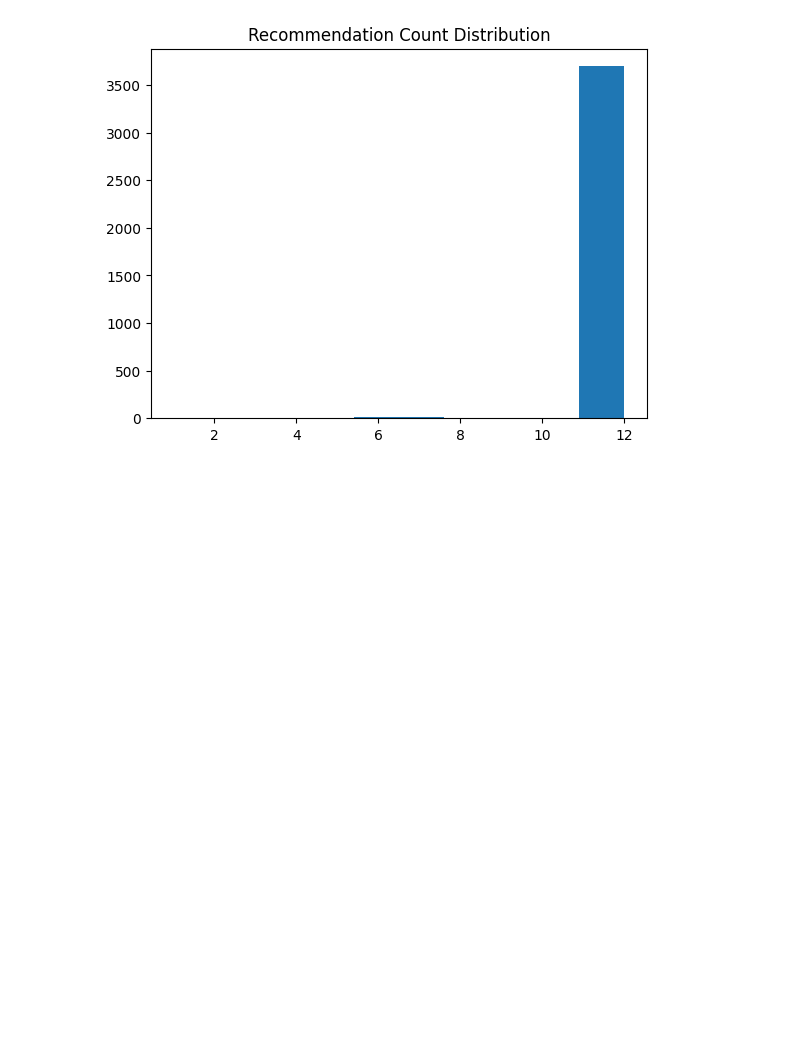
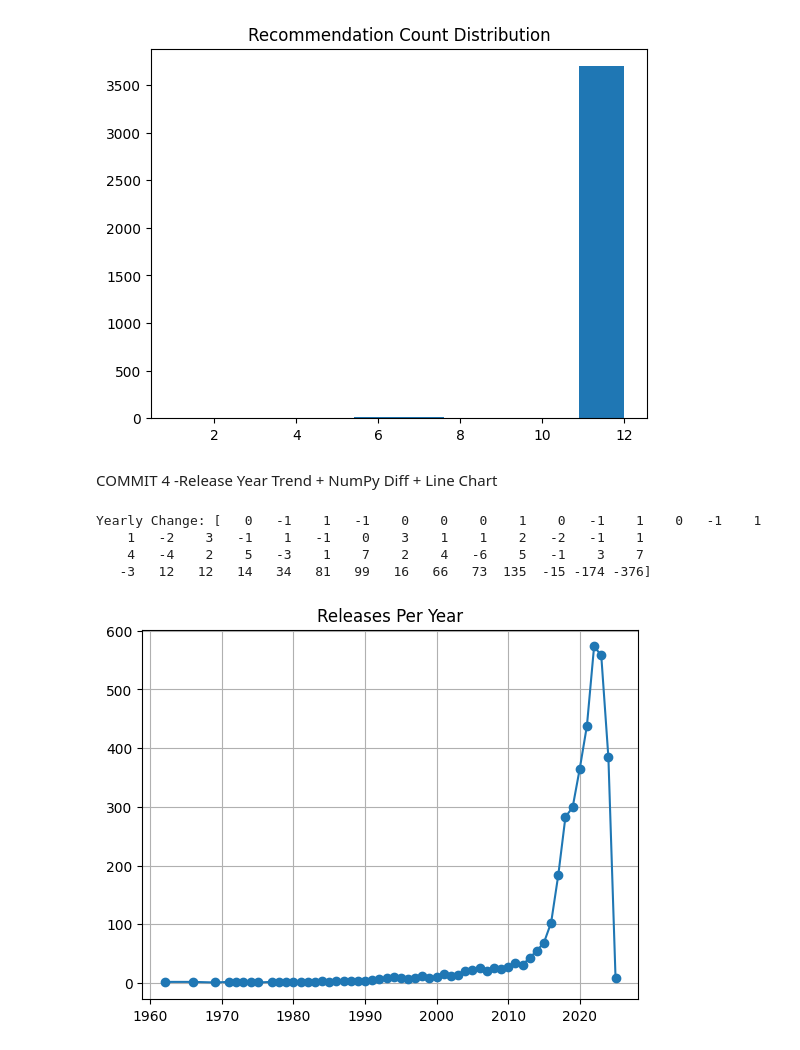
Before and after one commit to ameena0726-ops/Netflix-Analysis, a Jupyter notebook: Netflix_Content_Genre (1).ipynb, the cells around one changed output. Saved outputs shown, nothing was run; the diff lists cells and outputs as text; code cells hidden in the pictures; blank space fills up the shorter version.

Commit message:
Added release year trend using Pandas frequency, NumPy diff, and Matplotlib plot

```diff
--- a/Netflix_Content_Genre (1).ipynb
+++ b/Netflix_Content_Genre (1).ipynb
@@ -452,3 +452,22 @@ plt.show()
 Mean: 11.90901835594573
 Max: 12
 [figure]
+# %% [markdown]
+COMMIT 4 -Release Year Trend + NumPy Diff + Line Chart
+# %%
+year_freq = df['Release Year'].value_counts().sort_index()
+
+# NumPy trend (year-to-year difference)
+diff = np.diff(year_freq.values)
+print("Yearly Change:", diff)
+
+plt.plot(year_freq.index, year_freq.values, marker='o')
+plt.title("Releases Per Year")
+plt.grid(True)
+plt.show()
+# %% [output]
+Yearly Change: [   0   -1    1   -1    0    0    0    1    0   -1    1    0   -1    1
+    1   -2    3   -1    1   -1    0    3    1    1    2   -2   -1    1
+    4   -4    2    5   -3    1    7    2    4   -6    5   -1    3    7
+   -3   12   12   14   34   81   99   16   66   73  135  -15 -174 -376]
+[figure, added]
```
